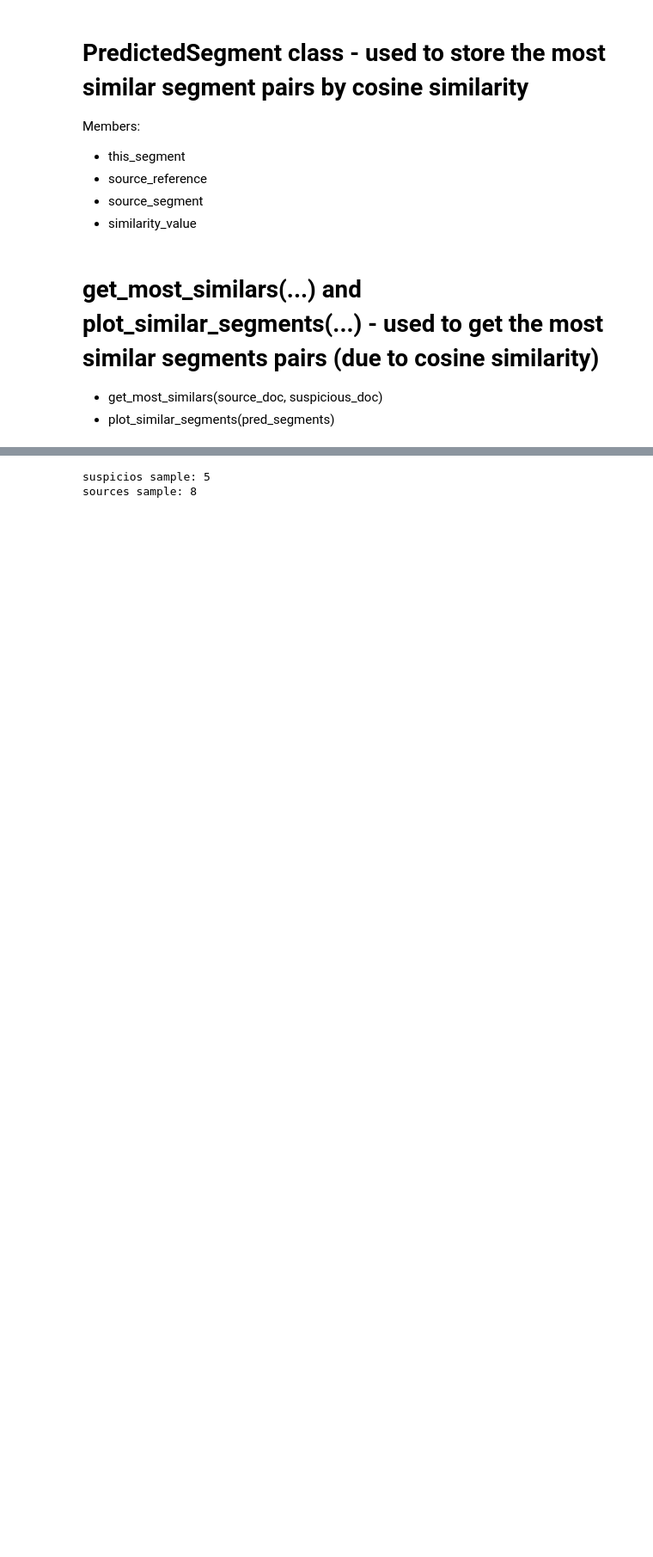
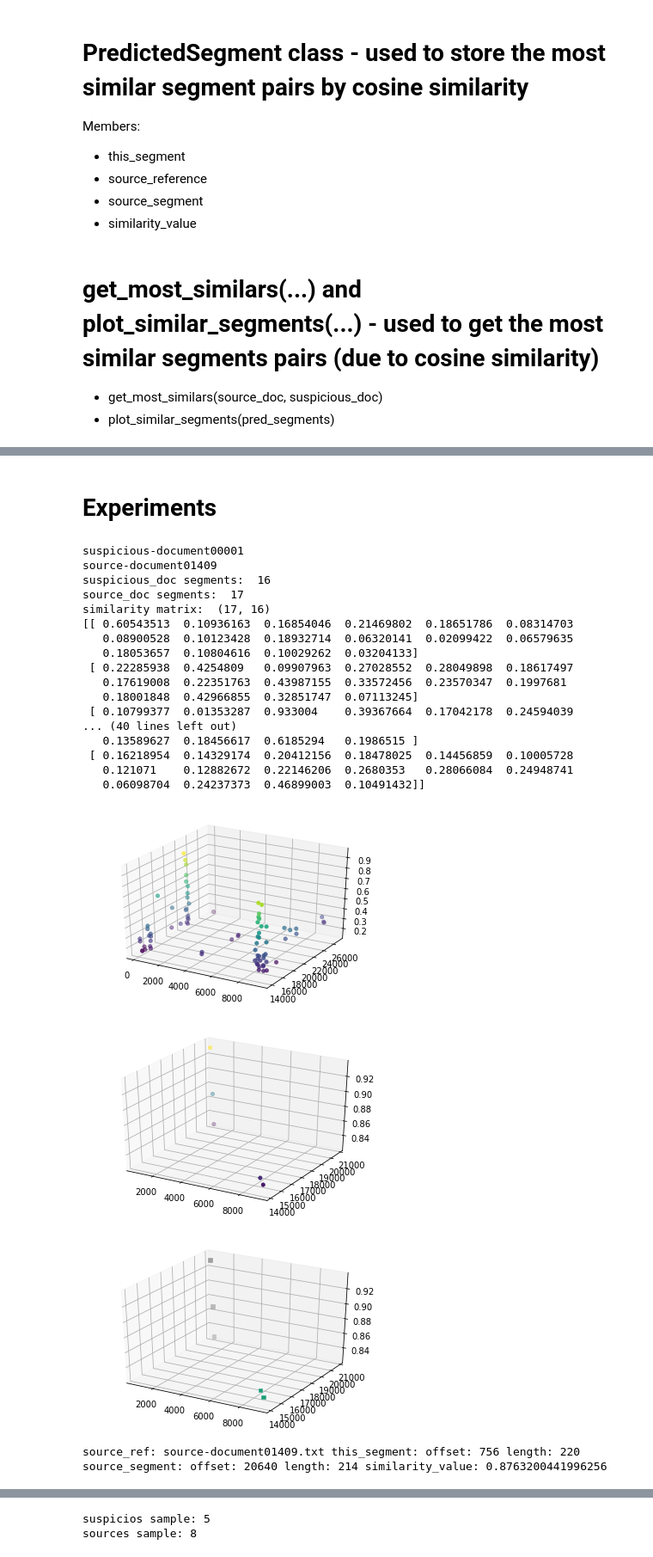
Before and after one commit to CiprianAmz/Plagiarism_Detection, a Jupyter notebook: PlagiarismDetection.ipynb, the cells around one changed output, grey strips where cells are left out. Shown at 86% size. Drawn from its saved outputs; the diff is of its cells as text; code cells hidden in the pictures; blank space fills up the shorter version.

```diff
--- a/PlagiarismDetection.ipynb
+++ b/PlagiarismDetection.ipynb
@@ -1067,0 +1005,48 @@ def extract_sample(samples_sus_number):
+# %% [markdown]
+# Experiments
+# %%
+# Running example
+
+SHOW_DETAILS = True
+
+# the suspicious doc path to run
+sus_doc_path = "/content/drive/MyDrive/ColabNotebooks/ColabData/external-analysis-corpus/suspicious-documents/part1/suspicious-document00001.txt"
+
+# the list with the source doc files to checked
+source_docs_list = get_docs("/content/drive/MyDrive/ColabNotebooks/ColabData/external-analysis-corpus/source-documents/")
+
+# scan for plagiarism
+pred_result = scan_for_plagiarism(sus_doc_path, source_docs_list)
+
+# extract the features in a dictionary
+features_list_dic = {}
+features_list_dic[extract_path_and_doc_name(sus_doc_path)[1] + ".txt"] = FeaturesList(sus_doc_path[:-4] + ".xml")
+
+# evaluate the result
+metrics = ValidationMetrics()
+metrics.add_to_evaluate(pred_result, features_list_dic)
+print("Overall score: ", metrics.get_overall_score())
+
+SHOW_DETAILS = False
+# %% [output]
+suspicious-document00001
+source-document01409
+suspicious_doc segments:  16
+source_doc segments:  17
+similarity matrix:  (17, 16)
+[[ 0.60543513  0.10936163  0.16854046  0.21469802  0.18651786  0.08314703
+   0.08900528  0.10123428  0.18932714  0.06320141  0.02099422  0.06579635
+   0.18053657  0.10804616  0.10029262  0.03204133]
+ [ 0.22285938  0.4254809   0.09907963  0.27028552  0.28049898  0.18617497
+   0.17619008  0.22351763  0.43987155  0.33572456  0.23570347  0.1997681
+   0.18001848  0.42966855  0.32851747  0.07113245]
+ [ 0.10799377  0.01353287  0.933004    0.39367664  0.17042178  0.24594039
+... (40 lines left out)
+   0.13589627  0.18456617  0.6185294   0.1986515 ]
+ [ 0.16218954  0.14329174  0.20412156  0.18478025  0.14456859  0.10005728
+   0.121071    0.12882672  0.22146206  0.2680353   0.28066084  0.24948741
+   0.06098704  0.24237373  0.46899003  0.10491432]]
+[figure, added]
+[figure, added]
+[figure, added]
+source_ref: source-document01409.txt this_segment: offset: 756 length: 220 source_segment: offset: 20640 length: 214 similarity_value: 0.8763200441996256
```
Also changed, not shown: parts of 36 cells of this notebook.
